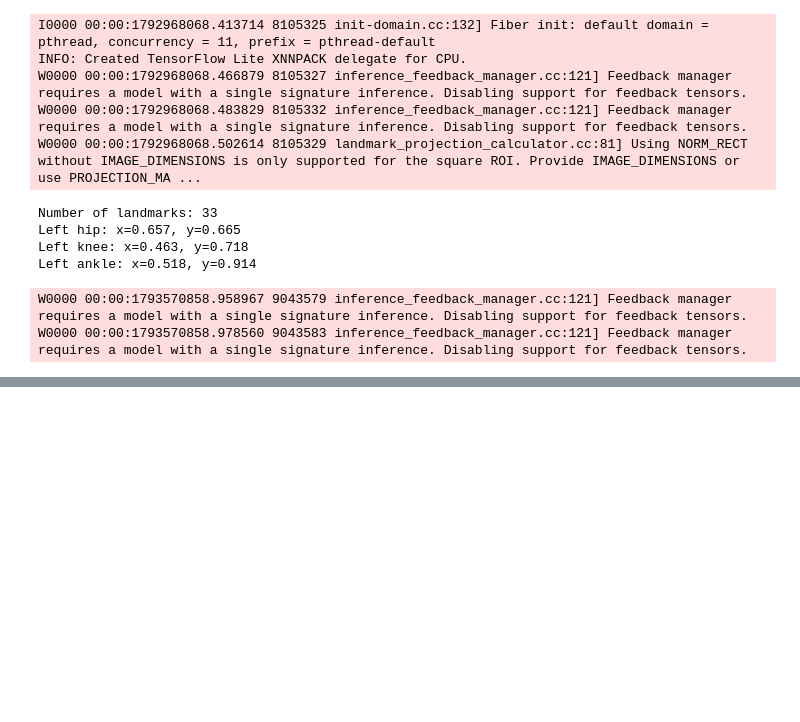
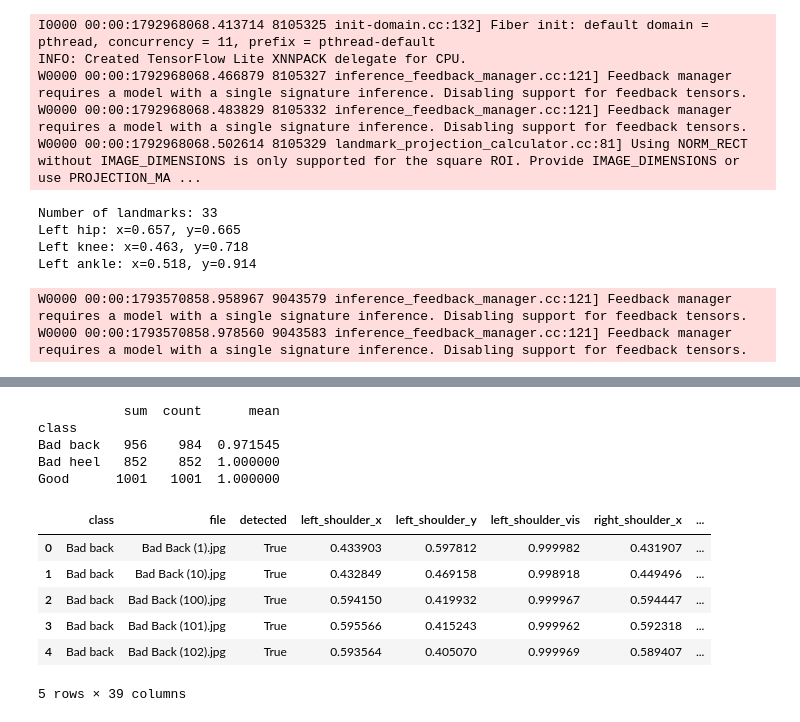
Before and after one commit to mariecarii/CSCI-499-Capstone-Project, a Jupyter notebook: ml_algo_.ipynb, the cells around one changed output, grey strips where cells are left out. Saved outputs shown, nothing was run; the diff lists cells and outputs as text; code cells hidden in the pictures; blank space fills up the shorter version.

Commit message:
extracting additional points for squat anaylsis

```diff
--- a/ml_algo_.ipynb
+++ b/ml_algo_.ipynb
@@ -224,12 +224,15 @@ W0000 00:00:1793570858.978560 9043583 inference_feedback_manager.cc:121] Feedbac
 # %%
 #running mediapipe on multiple images (those in SQUATS_DIR > train
 JOINTS = {
-    "left_hip": 23,  "left_knee": 25,  "left_ankle": 27,
-    "right_hip": 24, "right_knee": 26, "right_ankle": 28,
+    "left_shoulder": 11,  "right_shoulder": 12,
+    "left_hip": 23,       "right_hip": 24,
+    "left_knee": 25,      "right_knee": 26,
+    "left_ankle": 27,     "right_ankle": 28,
+    "left_heel": 29,      "right_heel": 30,
+    "left_foot_index": 31, "right_foot_index": 32,
 }
-
 #return a dictonary of hip, knee, and ankle (both sides)
-def extract_hip_knee_ankle(img_path):
+def extract_points(img_path):
 
     img = cv2.imread(str(img_path))
     if img is None: #if image cannot be read, return None
@@ -250,11 +253,16 @@ def extract_hip_knee_ankle(img_path):
 # %%
 #run above on one image to test
 test_img = list_images(SQUATS_DIR / "train" / classes[0])[0]
-pts = extract_hip_knee_ankle(test_img)
+pts = extract_points(test_img)
 
 if pts:
-    for joint in ["left_hip", "left_knee", "left_ankle"]:
-        print(f"{joint}: x={pts[joint + '_x']:.3f}, y={pts[joint + '_y']:.3f}, vis={pts[joint + '_vis']:.2f}")
+    for joint in JOINTS.keys():
+        print(
+            f"{joint}: "
+            f"x={pts[joint + '_x']:.3f}, "
+            f"y={pts[joint + '_y']:.3f}, "
+            f"vis={pts[joint + '_vis']:.2f}"
+        )
 else:
     print("No pose detected")
 # %% [output]
@@ -264,20 +281,33 @@ left_ankle: x=0.525, y=0.917, vis=0.98
 # %%
 #run mediapipe on everything in train folder
 def extract_train_points():
     rows = []
     for cls in classes:
         for f in tqdm(list_images(SQUATS_DIR / "train" / cls), desc=cls):
-            pts = extract_hip_knee_ankle(f)
+            pts = extract_points(f)
             row = {"class": cls, "file": f.name, "detected": pts is not None}
             if pts:
                 row.update(pts)
             rows.append(row)
     return pd.DataFrame(rows)
 
 train_points = extract_train_points()
-train_points.to_csv("train_hip_knee_ankle.csv", index=False)
+train_points.to_csv("train_points.csv", index=False)
 
 print(train_points.groupby("class")["detected"].agg(["sum", "count", "mean"]))
 train_points.head()
+# %% [output]
+           sum  count      mean
+class
+Bad back   956    984  0.971545
+Bad heel   852    852  1.000000
+Good      1001   1001  1.000000
+|  | class | file | detected | left_shoulder_x | left_shoulder_y | left_shoulder_vis | right_shoulder_x | ... |
+| 0 | Bad back | Bad Back (1).jpg | True | 0.433903 | 0.597812 | 0.999982 | 0.431907 | ... |
+| 1 | Bad back | Bad Back (10).jpg | True | 0.432849 | 0.469158 | 0.998918 | 0.449496 | ... |
+| 2 | Bad back | Bad Back (100).jpg | True | 0.594150 | 0.419932 | 0.999967 | 0.594447 | ... |
+| 3 | Bad back | Bad Back (101).jpg | True | 0.595566 | 0.415243 | 0.999962 | 0.592318 | ... |
+| 4 | Bad back | Bad Back (102).jpg | True | 0.593564 | 0.405070 | 0.999969 | 0.589407 | ... |
+5 rows × 39 columns
 # %%
 #run landmarker.close() when finished to close it, as it holds memory while open
```
Also changed, not shown: parts of 1 cell of this notebook.
